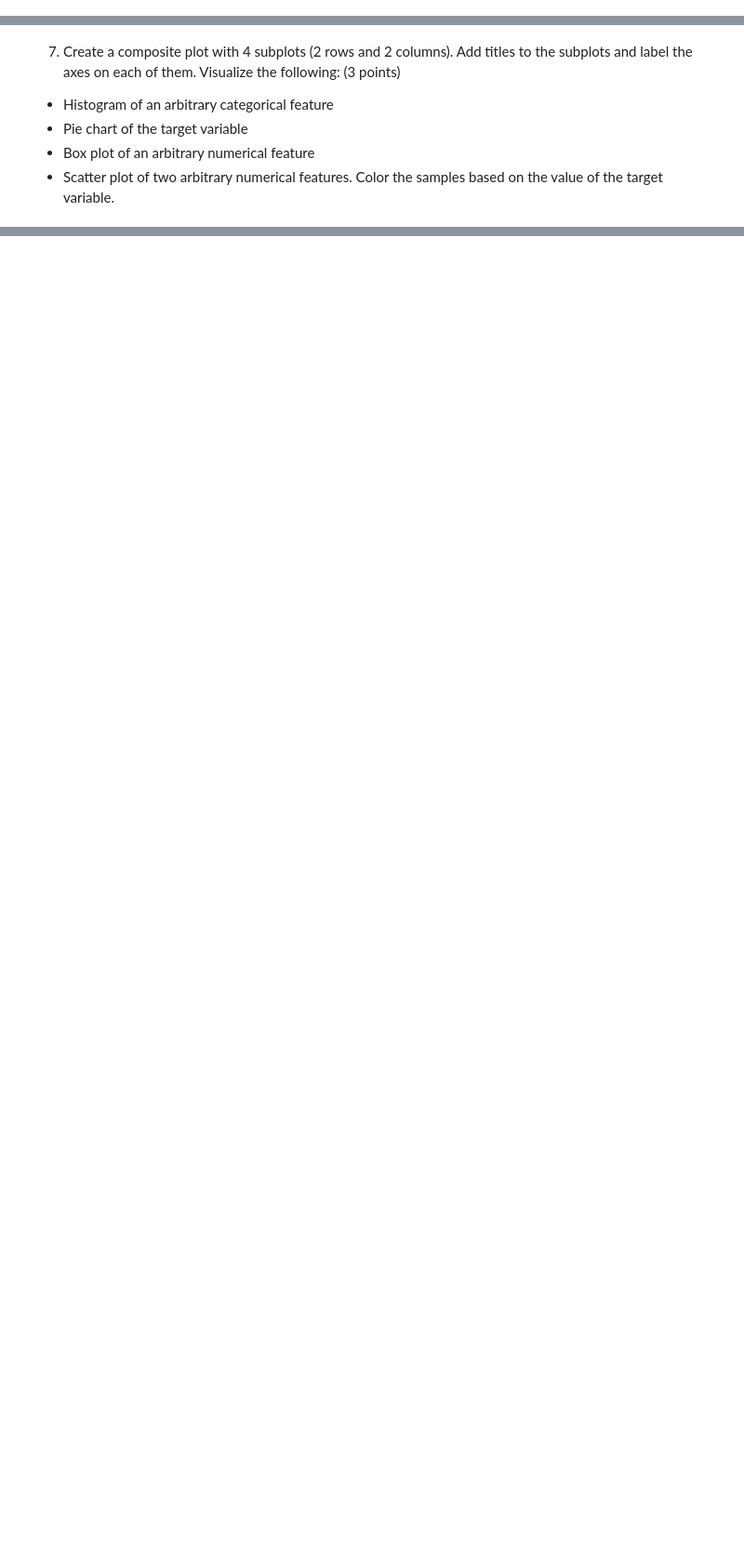
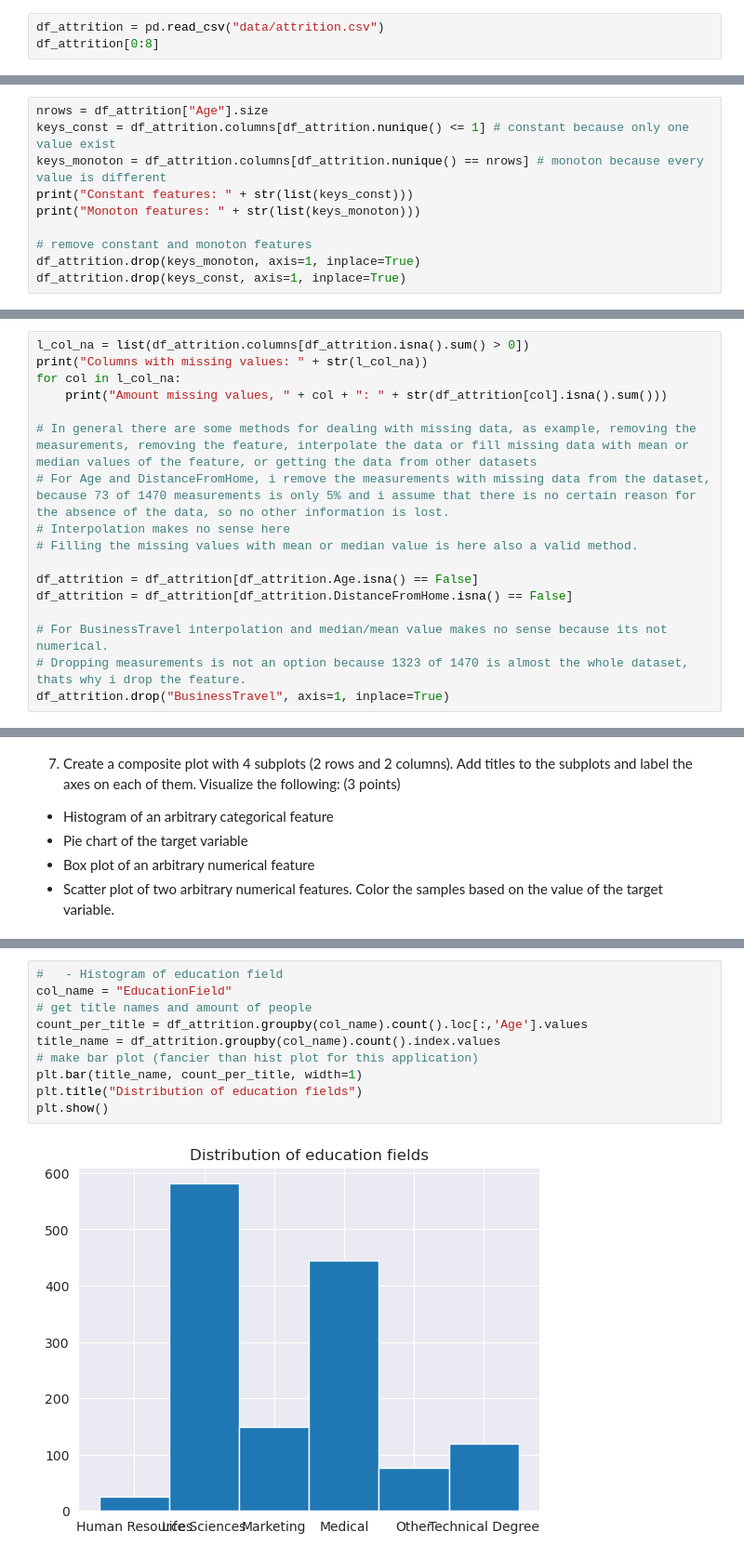
Before and after one commit to LinusFER/DataScience, a Jupyter notebook: project-first-part.ipynb, the cells around one changed output, grey strips where cells are left out. Shown at 93% size. Cells and saved outputs as stored; diff of their text form; blank space fills up the shorter version.

```diff
--- a/project-first-part.ipynb
+++ b/project-first-part.ipynb
@@ -14,0 +11,3 @@ ModuleNotFoundError: No module named 'pandas'
+# %%
+df_attrition = pd.read_csv("data/attrition.csv")
+df_attrition[0:8]
@@ -18,0 +27,10 @@ ModuleNotFoundError: No module named 'pandas'
+# %%
+nrows = df_attrition["Age"].size
+keys_const = df_attrition.columns[df_attrition.nunique() <= 1] # constant because only one value exist
+keys_monoton = df_attrition.columns[df_attrition.nunique() == nrows] # monoton because every value is different
+print("Constant features: " + str(list(keys_const)))
+print("Monoton features: " + str(list(keys_monoton)))
+
+# remove constant and monoton features
+df_attrition.drop(keys_monoton, axis=1, inplace=True)
+df_attrition.drop(keys_const, axis=1, inplace=True)
@@ -22,0 +42,17 @@ ModuleNotFoundError: No module named 'pandas'
+# %%
+l_col_na = list(df_attrition.columns[df_attrition.isna().sum() > 0])
+print("Columns with missing values: " + str(l_col_na))
+for col in l_col_na:
+    print("Amount missing values, " + col + ": " + str(df_attrition[col].isna().sum()))
+
+# In general there are some methods for dealing with missing data, as example, removing the measurements, removing the feature, interpolate the data or fill missing data with mean or median values of the feature, or getting the data from other datasets
+# For Age and DistanceFromHome, i remove the measurements with missing data from the dataset, because 73 of 1470 measurements is only 5% and i assume that there is no certain reason for the absence of the data, so no other information is lost.
+# Interpolation makes no sense here
+# Filling the missing values with mean or median value is here also a valid method.
+
+df_attrition = df_attrition[df_attrition.Age.isna() == False]
+df_attrition = df_attrition[df_attrition.DistanceFromHome.isna() == False]
+
+# For BusinessTravel interpolation and median/mean value makes no sense because its not numerical.
+# Dropping measurements is not an option because 1323 of 1470 is almost the whole dataset, thats why i drop the feature.
+df_attrition.drop("BusinessTravel", axis=1, inplace=True)
@@ -42,0 +130,12 @@ ModuleNotFoundError: No module named 'pandas'
+# %%
+#   - Histogram of education field
+col_name = "EducationField"
+# get title names and amount of people
+count_per_title = df_attrition.groupby(col_name).count().loc[:,'Age'].values
+title_name = df_attrition.groupby(col_name).count().index.values
+# make bar plot (fancier than hist plot for this application)
+plt.bar(title_name, count_per_title, width=1)
+plt.title("Distribution of education fields")
+plt.show()
+# %% [output]
+[figure, added]
```
Also changed, not shown: parts of 17 cells of this notebook, 5 other files.
